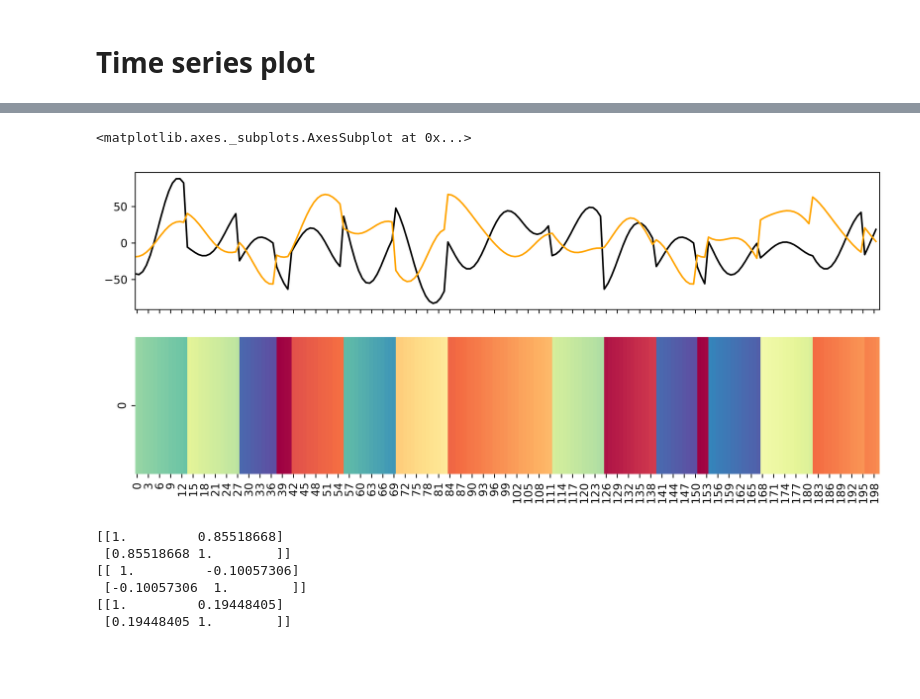
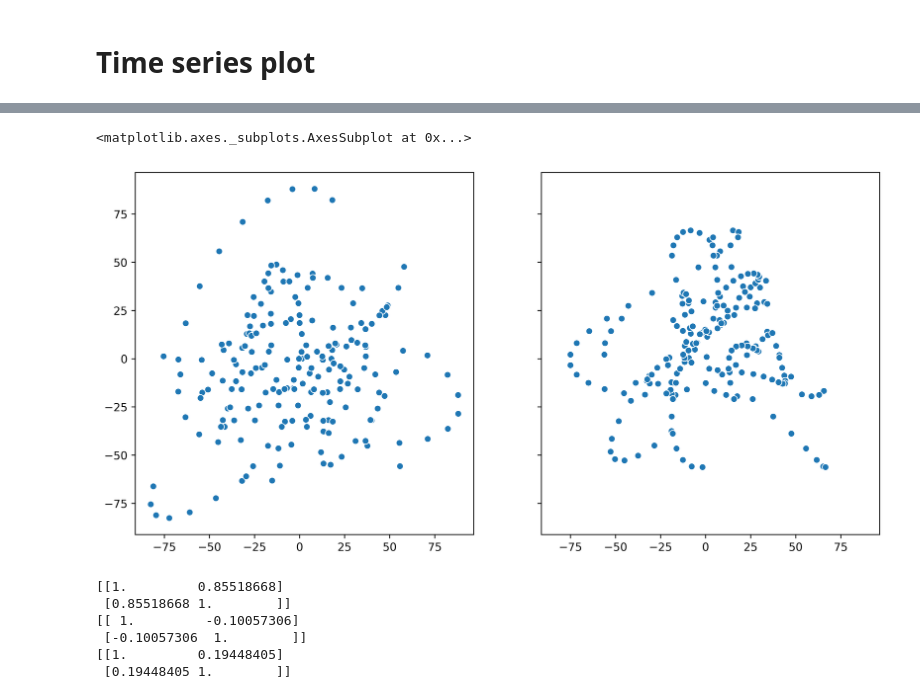
Before and after one commit to hahaai/Bagging_Prediction, a Jupyter notebook: Bagging_data/testing_Corr_Matrix/Bagging_CorrMatrix_test.ipynb, the cells around one changed output, grey strips where cells are left out. Drawn from its saved outputs; the diff is of its cells as text; code cells hidden in the pictures; blank space fills up the shorter version.

```diff
--- a/Bagging_data/testing_Corr_Matrix/Bagging_CorrMatrix_test.ipynb
+++ b/Bagging_data/testing_Corr_Matrix/Bagging_CorrMatrix_test.ipynb
@@ -435,18 +435,15 @@ sns.heatmap(np.reshape(index,(1,200)),cmap="Spectral",ax=axs[3],cbar=False)
 # %% [output]
 <matplotlib.axes._subplots.AxesSubplot at 0x...>
 [figure]
-# %%
-fig, axs = plt.subplots(2,1,figsize=(12,5),sharex=True,sharey='row',dpi=600)
-#sns.heatmap(np.reshape(range(1,201),(1,200)),cmap="Spectral",ax=axs[1,0])
-axs[0].plot(data_ts[:,2],color='black')
-axs[0].plot(data_ts[:,534],color='orange')
-
-sns.heatmap(np.reshape(index,(1,200)),cmap="Spectral",ax=axs[1],cbar=False)
-
-# sns.scatterplot(predict,y_test,ax=axs[0,num_plot])
-# %% [output]
-<matplotlib.axes._subplots.AxesSubplot at 0x...>
-[figure, removed]
+# %%
+fig, axs = plt.subplots(1,2,figsize=(12,6),sharex=True,sharey='row',dpi=600)
+
+
+sns.scatterplot(data[:,2],data_ts[:,2],ax=axs[0])
+sns.scatterplot(data[:,534],data_ts[:,534],ax=axs[1])
+# %% [output]
+<matplotlib.axes._subplots.AxesSubplot at 0x...>
+[figure, added]
 # %%
 print(np.corrcoef(upper_tri_indexing(np.corrcoef(data_ts.T)),upper_tri_indexing(np.corrcoef(data.T))))
 
```
Also changed, not shown: 1 other file.
